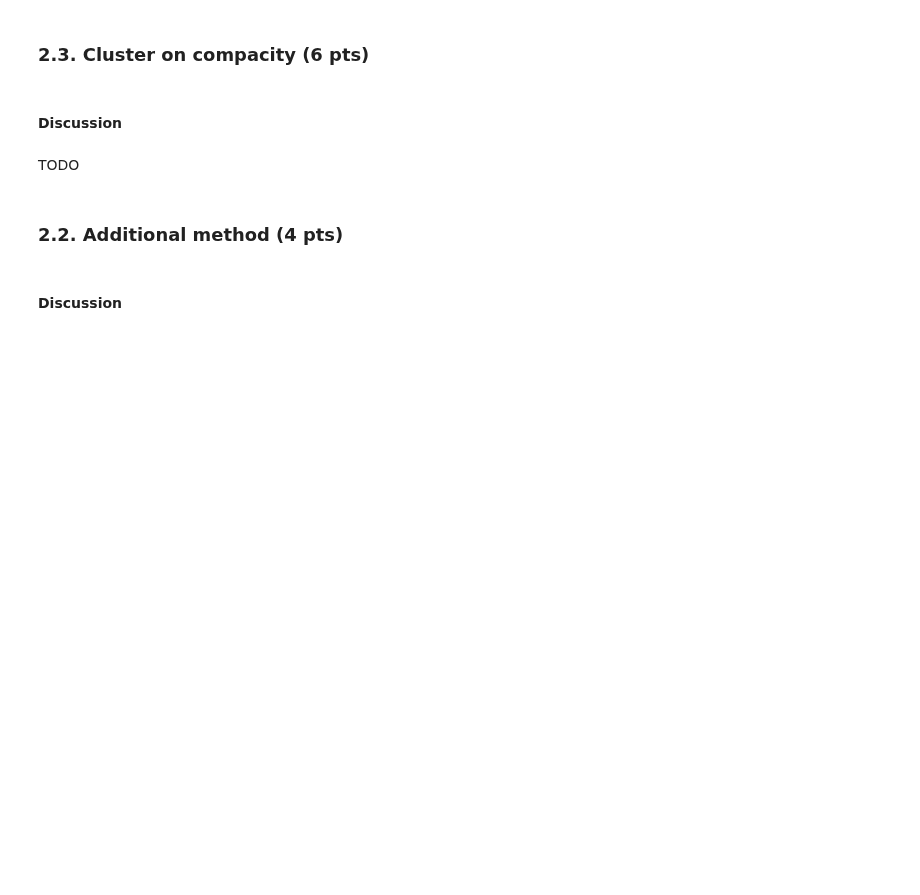
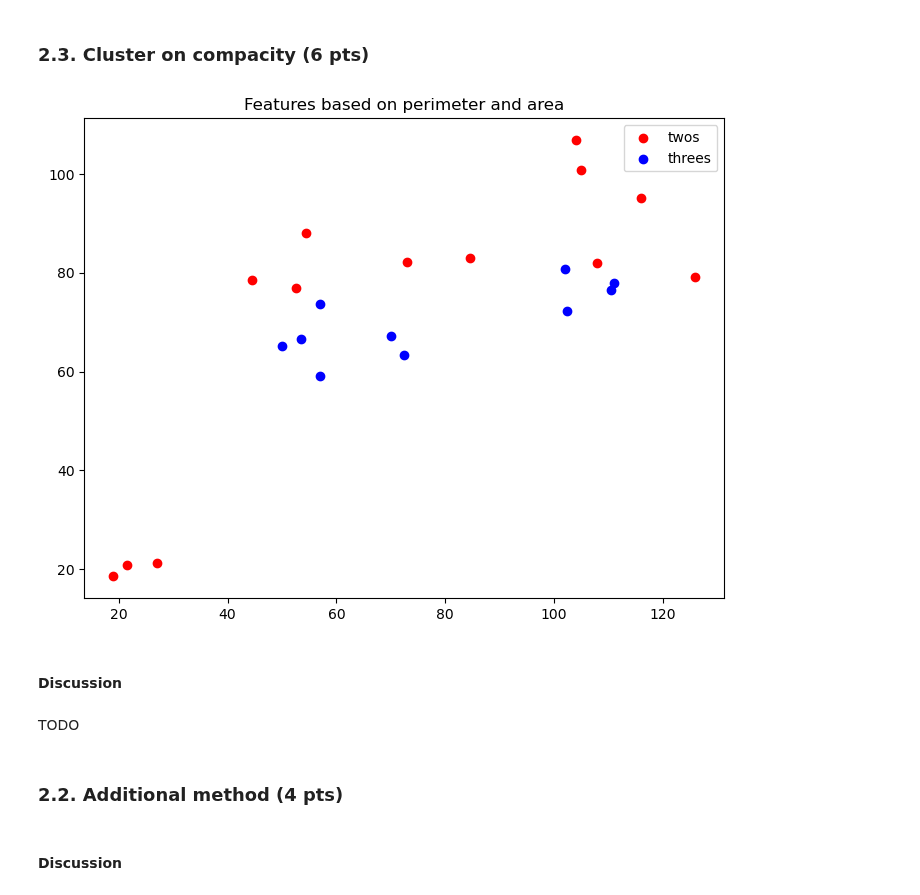
Before and after one commit to mrizaarseven98/do-not-cheat, a Jupyter notebook: labs/lab_02_object_description.ipynb, the cells around one changed output. Saved outputs shown, nothing was run; the diff lists cells and outputs as text; code cells hidden in the pictures; blank space fills up the shorter version.

```diff
--- a/labs/lab_02_object_description.ipynb
+++ b/labs/lab_02_object_description.ipynb
@@ -478,19 +464,21 @@ ValueError: cannot select an axis to squeeze out which has size not equal to one
 # TODO
 # %%
 # TODO: Fill the arrays below with the perimeter and area as features for "2"s and "3"s images
-twos_f1 = []
-twos_f2 = []
-threes_f1 = []
-threes_f2 = []
+twos_f1 = [ta]
+twos_f2 = [tp]
+threes_f1 = [tha]
+threes_f2 = [thp]
 
 # Plot features for all images
 fig = plt.figure()
 ax = fig.add_axes([0,0,1,1])
 ax.scatter(twos_f1, twos_f2, color='r', label='twos')
 ax.scatter(threes_f1, threes_f2, color='b', label='threes')
 ax.legend(loc='best')
 plt.title("Features based on perimeter and area")
 plt.show()
+# %% [output]
+[figure, added]
 # %%
 # TODO: Make the 1D plot of the compacity
 # %% [markdown]
```
Also changed, not shown: parts of 2 cells of this notebook.
